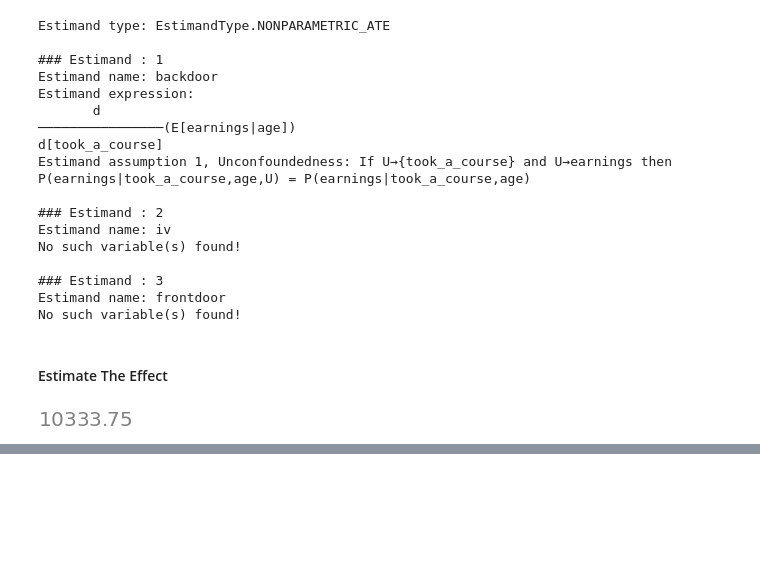
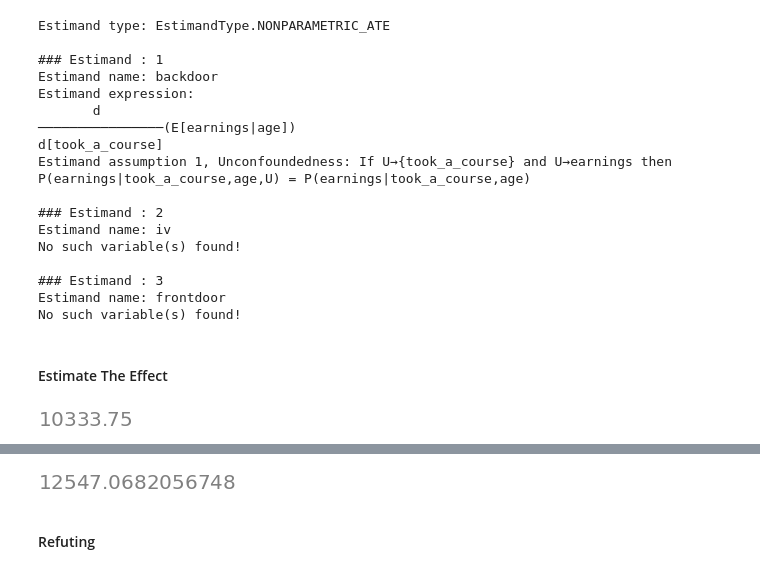
Before and after one commit to joakor89/Causal_inference_in_python, a Jupyter notebook: chap_09/Untitled.ipynb, the cells around one changed output, grey strips where cells are left out. Cells and saved outputs as stored; diff of their text form; code cells hidden in the pictures; blank space fills up the shorter version.

```diff
--- a/chap_09/Untitled.ipynb
+++ b/chap_09/Untitled.ipynb
@@ -180,0 +263,5 @@ print(refutation)
+# %%
+# Get the estimand
+estimand = model.identify_effect()
+
+print(estimand)
@@ -180,0 +286,12 @@ print(refutation)
+# %%
+# Get estimate (S-Learner)
+estimate = model.estimate_effect(
+    identified_estimand=estimand,
+    method_name='backdoor.econml.metalearners.SLearner',
+    target_units='ate',
+    method_params={
+        'init_params': {
+            'overall_model': LGBMRegressor(n_estimators=500, max_depth=10)
+        },
+        'fit_params': {}
+    })
@@ -180,0 +317,6 @@ print(refutation)
+# %%
+estimate.cate_estimates.mean()
+# %% [output]
+[figure, added]
+# %% [markdown]
+#### Refuting
```
Also changed, not shown: parts of 32 cells of this notebook, 1 other file.
